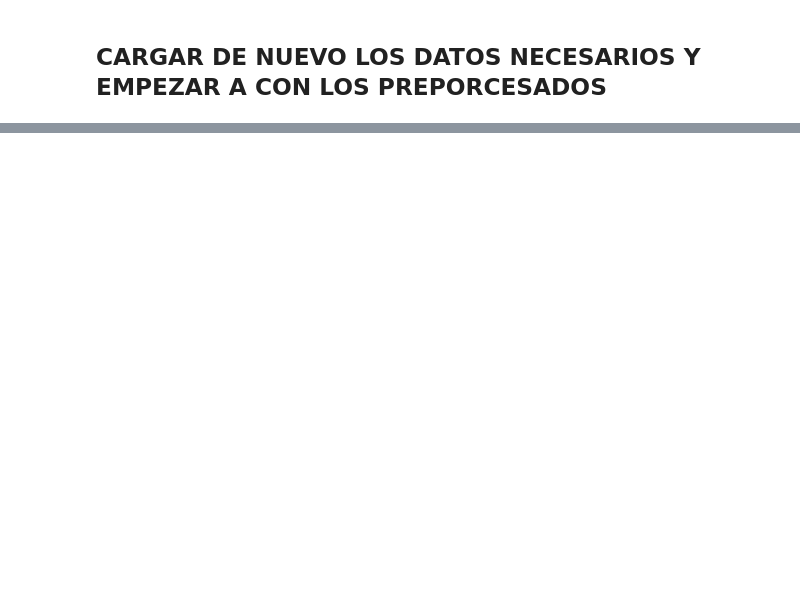
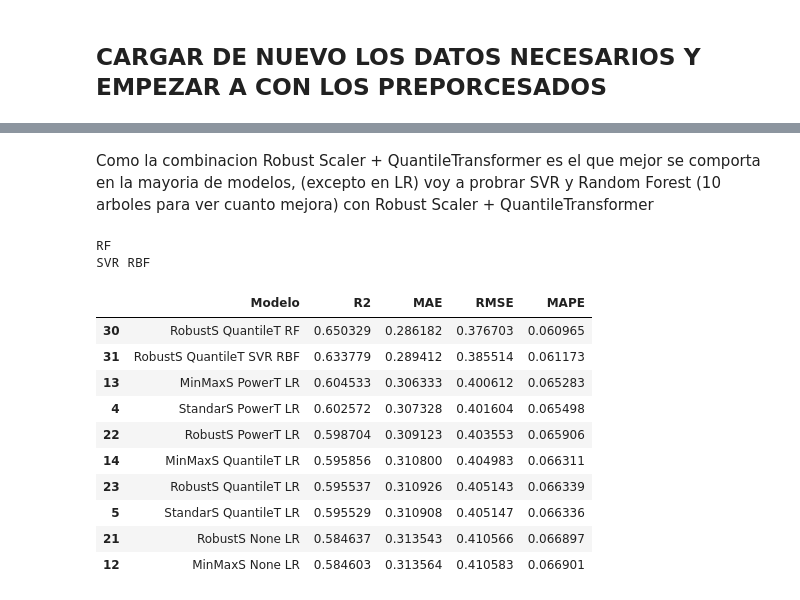
Before and after one commit to promav/PoyectosBootcamp, a Jupyter notebook: Mod5/m5_Pablo_Romero_Avila.ipynb, the cells around one changed output, grey strips where cells are left out. Saved outputs shown, nothing was run; the diff lists cells and outputs as text; code cells hidden in the pictures; blank space fills up the shorter version.

```diff
--- a/Mod5/m5_Pablo_Romero_Avila.ipynb
+++ b/Mod5/m5_Pablo_Romero_Avila.ipynb
@@ -330,0 +572,52 @@ df.head()
+# %% [markdown]
+Como la combinacion Robust Scaler + QuantileTransformer es el que mejor se comporta en la mayoria de modelos, (excepto en LR) voy a probrar SVR y Random Forest (10 arboles para ver cuanto mejora) con Robust Scaler + QuantileTransformer
+# %%
+modelos = {
+    'RF' : RandomForestRegressor(max_depth=10, random_state=42),
+    'SVR RBF' : SVR(kernel='rbf'),
+}
+
+pipeline_categorical = Pipeline([
+                ('imputer', SimpleImputer(strategy='most_frequent')),
+                ('encoder', OneHotEncoder(handle_unknown='ignore')),
+            ])
+
+for nombre_modelo, modelo in modelos.items():
+    pipeline_numerical = Pipeline([
+        ('imputer', SimpleImputer(strategy='constant', fill_value=0)),
+        ('scaler', RobustScaler()),
+        ('transformer', QuantileTransformer()),
+    ])
+    pipeline_all = ColumnTransformer([
+        ('numeric', pipeline_numerical, numerical_col),
+        ('categorical', pipeline_categorical, categorical_col)
+    ])
+    pipeline = Pipeline([
+        ('pipeline', pipeline_all),
+        ('modelo', modelo)]
+    )
+    pipeline.fit(X_train_log, y_train_log)
+    y_pred = pipeline.predict(X_test_log)
+
+    r2 = r2_score(y_test_log, y_pred)
+    mae = mean_absolute_error(y_test_log, y_pred)
+    rmse = root_mean_squared_error(y_test_log, y_pred)
+    mape = mean_absolute_percentage_error(y_test_log, y_pred)
+    df_resultados.loc[len(df_resultados)] = [f'RobustS QuantileT {nombre_modelo}', r2, mae, rmse, mape]
+    print(f'{nombre_modelo}')
+
+df_resultados.sort_values('R2', ascending=False).head(10)
+# %% [output]
+RF
+SVR RBF
+|  | Modelo | R2 | MAE | RMSE | MAPE |
+| 30 | RobustS QuantileT RF | 0.650329 | 0.286182 | 0.376703 | 0.060965 |
+| 31 | RobustS QuantileT SVR RBF | 0.633779 | 0.289412 | 0.385514 | 0.061173 |
+| 13 | MinMaxS PowerT LR | 0.604533 | 0.306333 | 0.400612 | 0.065283 |
+| 4 | StandarS PowerT LR | 0.602572 | 0.307328 | 0.401604 | 0.065498 |
+| 22 | RobustS PowerT LR | 0.598704 | 0.309123 | 0.403553 | 0.065906 |
+| 14 | MinMaxS QuantileT LR | 0.595856 | 0.310800 | 0.404983 | 0.066311 |
+| 23 | RobustS QuantileT LR | 0.595537 | 0.310926 | 0.405143 | 0.066339 |
+| 5 | StandarS QuantileT LR | 0.595529 | 0.310908 | 0.405147 | 0.066336 |
+| 21 | RobustS None LR | 0.584637 | 0.313543 | 0.410566 | 0.066897 |
+| 12 | MinMaxS None LR | 0.584603 | 0.313564 | 0.410583 | 0.066901 |
```
Also changed, not shown: parts of 32 cells of this notebook.
